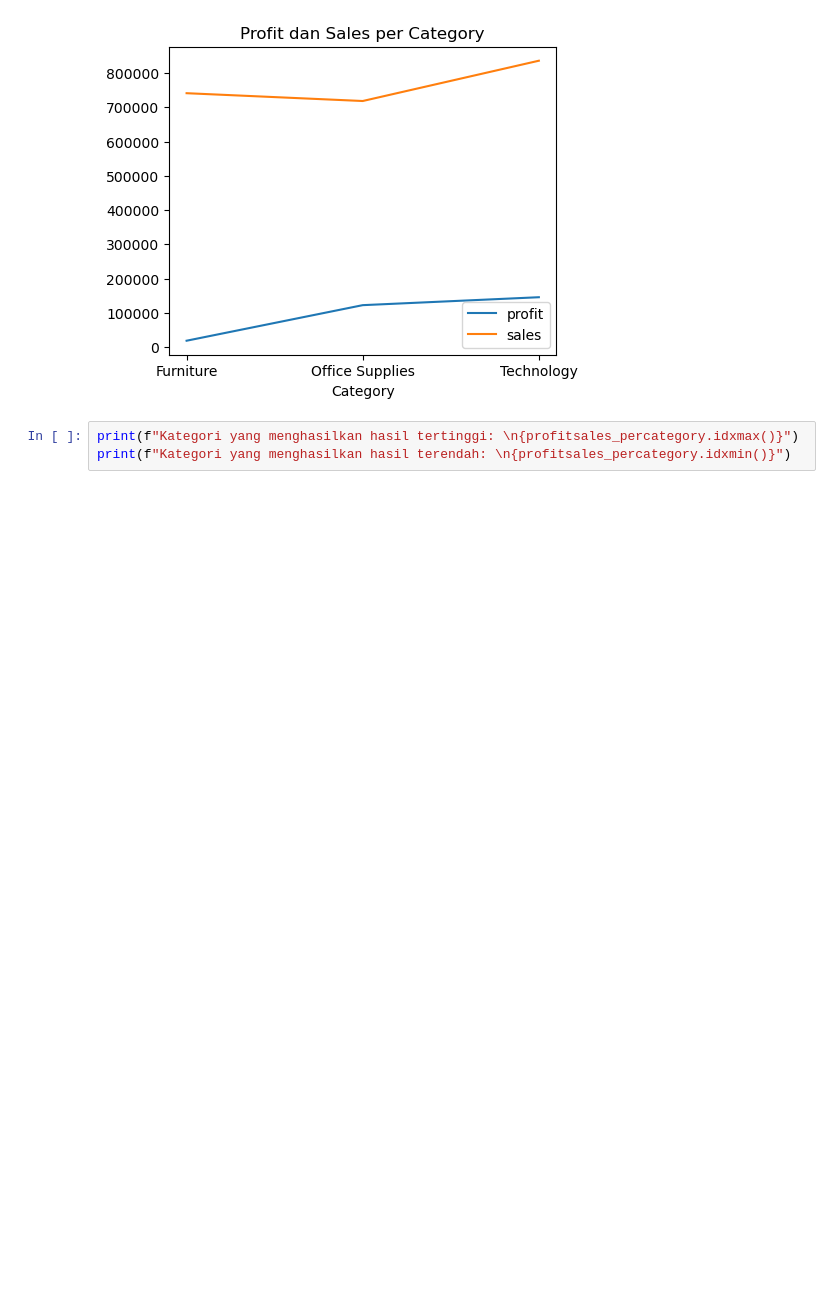
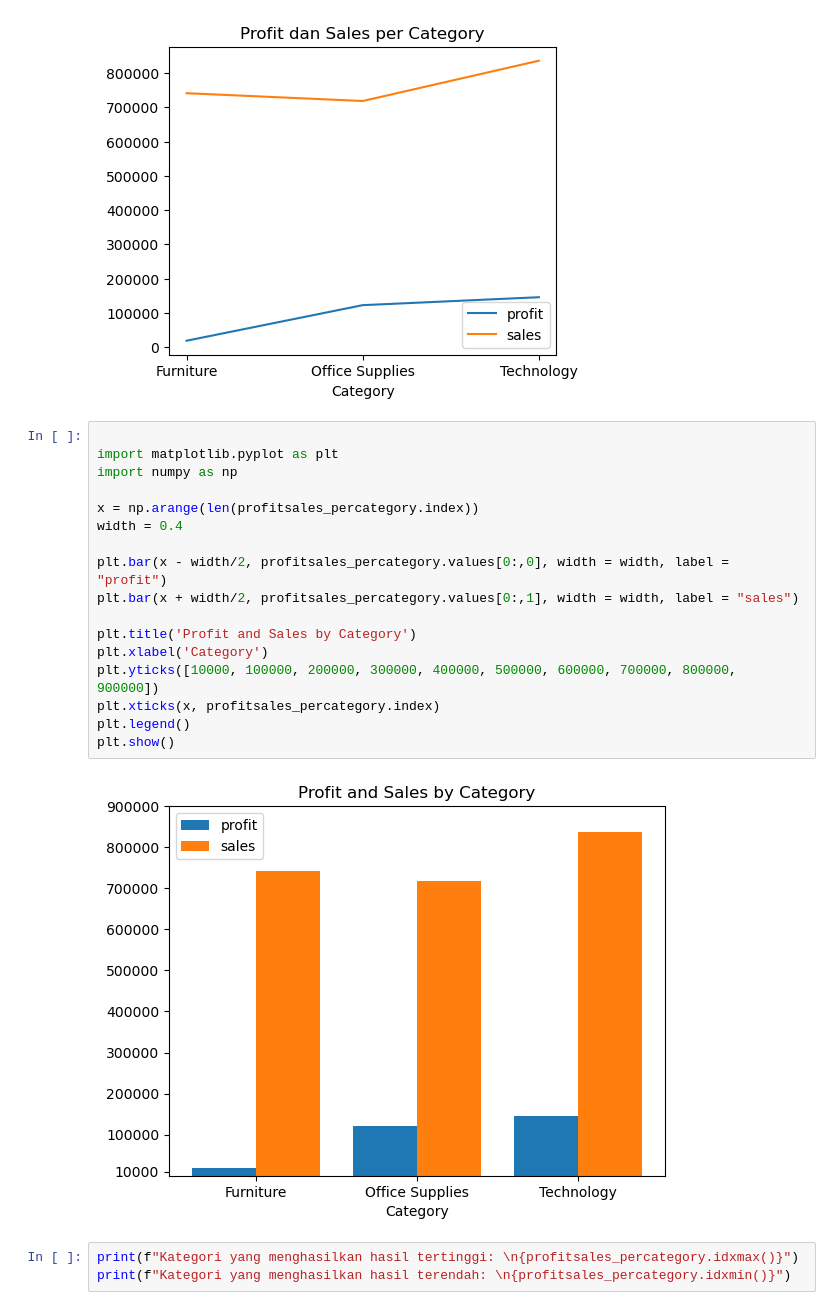
Before and after one commit to emiksapitri/Bootcamp_dataanalyst, a Jupyter notebook: assignment_day14_emik.ipynb, the cells around one changed output. Cells and saved outputs as stored; diff of their text form; blank space fills up the shorter version.

```diff
--- a/assignment_day14_emik.ipynb
+++ b/assignment_day14_emik.ipynb
@@ -315,6 +315,25 @@ plt.legend()
 plt.show()
 # %% [output]
 [figure]
+# %%
+
+import matplotlib.pyplot as plt
+import numpy as np
+
+x = np.arange(len(profitsales_percategory.index))
+width = 0.4
+
+plt.bar(x - width/2, profitsales_percategory.values[0:,0], width = width, label = "profit")
+plt.bar(x + width/2, profitsales_percategory.values[0:,1], width = width, label = "sales")
+
+plt.title('Profit and Sales by Category')
+plt.xlabel('Category')
+plt.yticks([10000, 100000, 200000, 300000, 400000, 500000, 600000, 700000, 800000, 900000])
+plt.xticks(x, profitsales_percategory.index)
+plt.legend()
+plt.show()
+# %% [output]
+[figure, added]
 # %%
 print(f"Kategori yang menghasilkan hasil tertinggi: \n{profitsales_percategory.idxmax()}")
 print(f"Kategori yang menghasilkan hasil terendah: \n{profitsales_percategory.idxmin()}")
```
Also changed, not shown: 1 other file.
